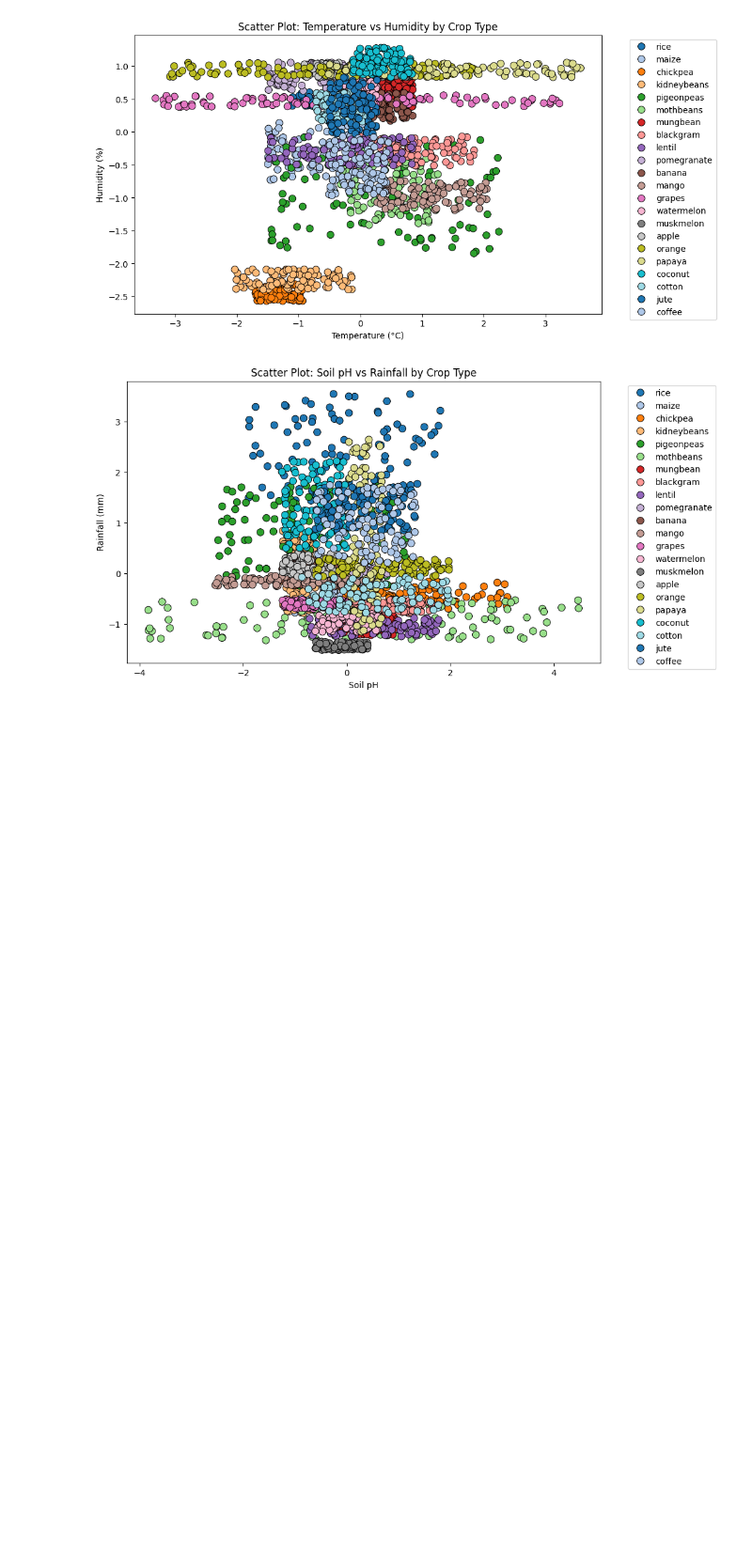
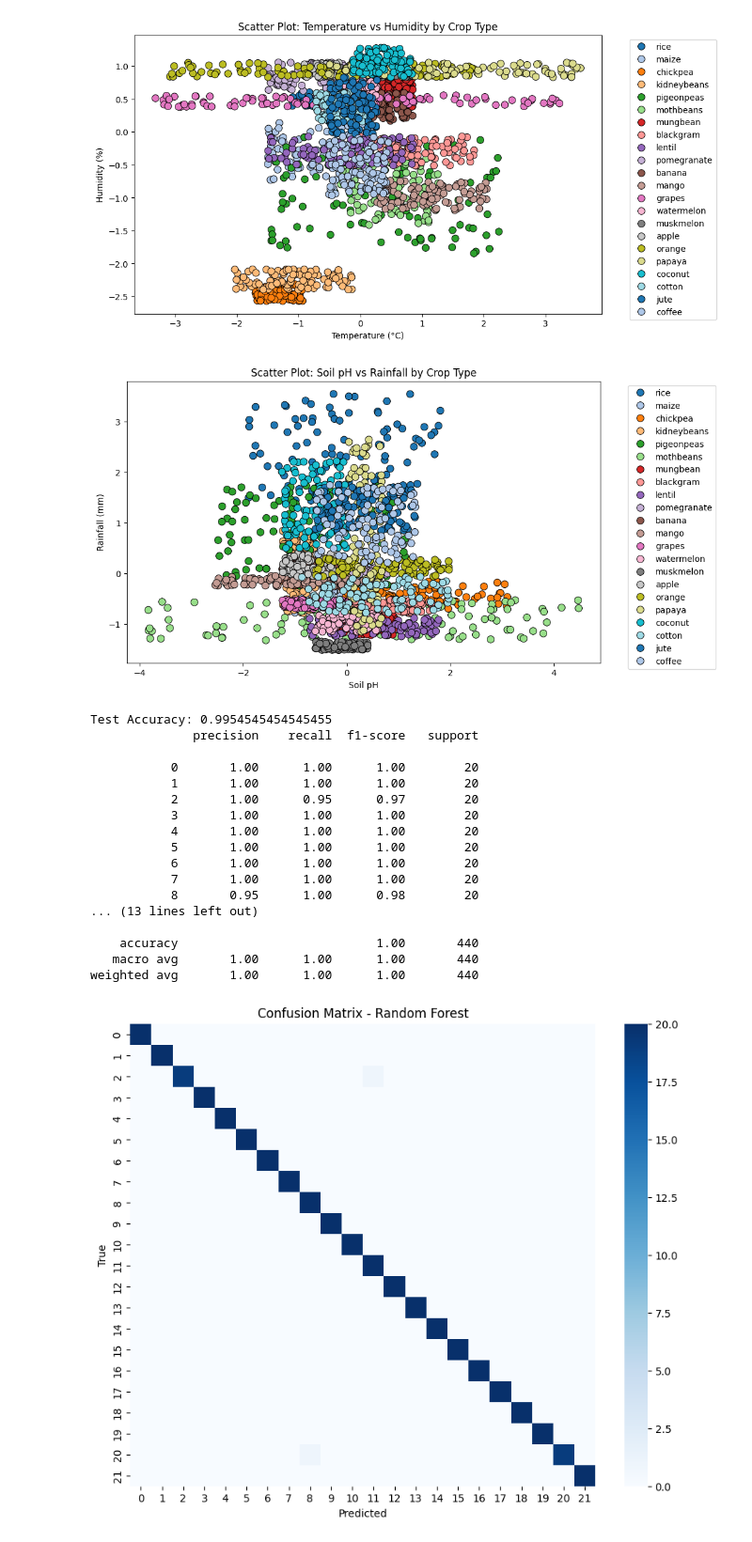
Before and after one commit to RajShahi26/Final-Projects-for-MM62201, a Jupyter notebook: projectcap.ipynb, the cells around one changed output. Shown at 94% size. Cells and saved outputs as stored; diff of their text form; code cells hidden in the pictures; blank space fills up the shorter version.

Commit message:
ml model updated

```diff
--- a/projectcap.ipynb
+++ b/projectcap.ipynb
@@ -296,3 +296,57 @@ plt.legend(bbox_to_anchor=(1.05, 1), loc='upper left')
 plt.show()
 # %% [output]
 [figure]
+# %%
+from sklearn.model_selection import train_test_split
+
+X = df[['N', 'P', 'K', 'temperature', 'humidity', 'ph', 'rainfall']]
+y = df['label_encoded']
+
+X_train, X_test, y_train, y_test = train_test_split(
+    X, y, test_size=0.2, random_state=42, stratify=y
+)
+# %%
+from sklearn.ensemble import RandomForestClassifier
+from sklearn.metrics import accuracy_score, classification_report, confusion_matrix
+import seaborn as sns
+import matplotlib.pyplot as plt
+
+rf_clf = RandomForestClassifier(
+    n_estimators=200,
+    max_depth=None,
+    random_state=42
+)
+
+rf_clf.fit(X_train, y_train)
+
+y_pred = rf_clf.predict(X_test)
+
+print("Test Accuracy:", accuracy_score(y_test, y_pred))
+print(classification_report(y_test, y_pred))
+
+cm = confusion_matrix(y_test, y_pred)
+plt.figure(figsize=(10, 8))
+sns.heatmap(cm, annot=False, cmap='Blues')
+plt.title('Confusion Matrix - Random Forest')
+plt.xlabel('Predicted')
+plt.ylabel('True')
+plt.show()
+# %% [output]
+Test Accuracy: 0.9954545454545455
+              precision    recall  f1-score   support
+
+           0       1.00      1.00      1.00        20
+           1       1.00      1.00      1.00        20
+           2       1.00      0.95      0.97        20
+           3       1.00      1.00      1.00        20
+           4       1.00      1.00      1.00        20
+           5       1.00      1.00      1.00        20
+           6       1.00      1.00      1.00        20
+           7       1.00      1.00      1.00        20
+           8       0.95      1.00      0.98        20
+... (13 lines left out)
+
+    accuracy                           1.00       440
+   macro avg       1.00      1.00      1.00       440
+weighted avg       1.00      1.00      1.00       440
+[figure, added]
```
Also changed, not shown: parts of 1 cell of this notebook.
